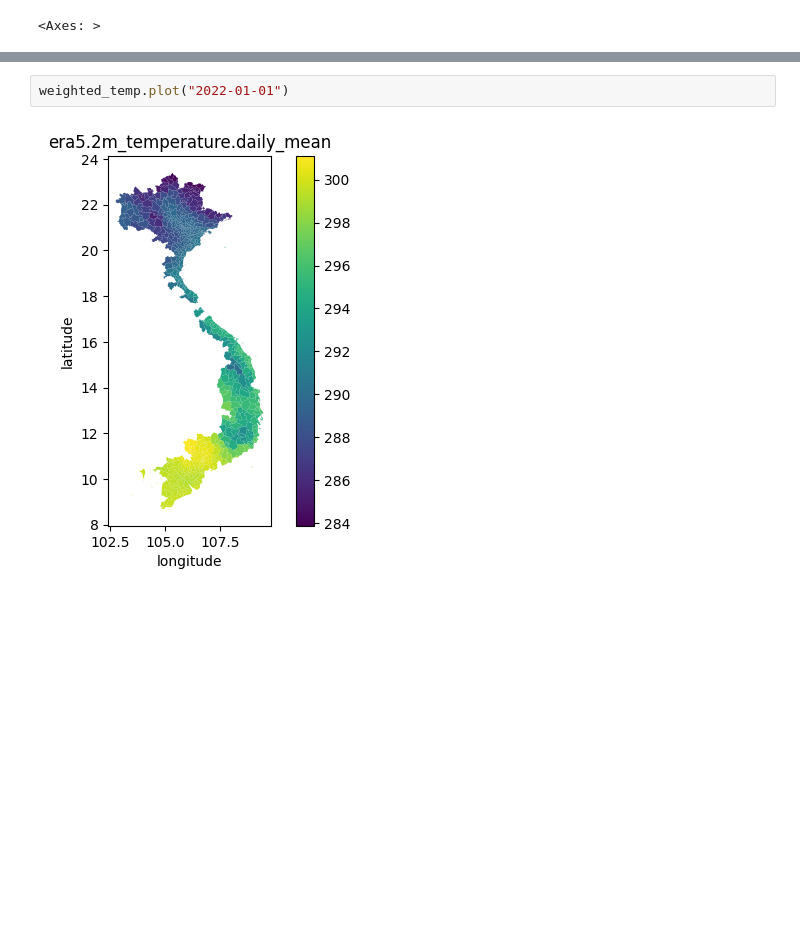
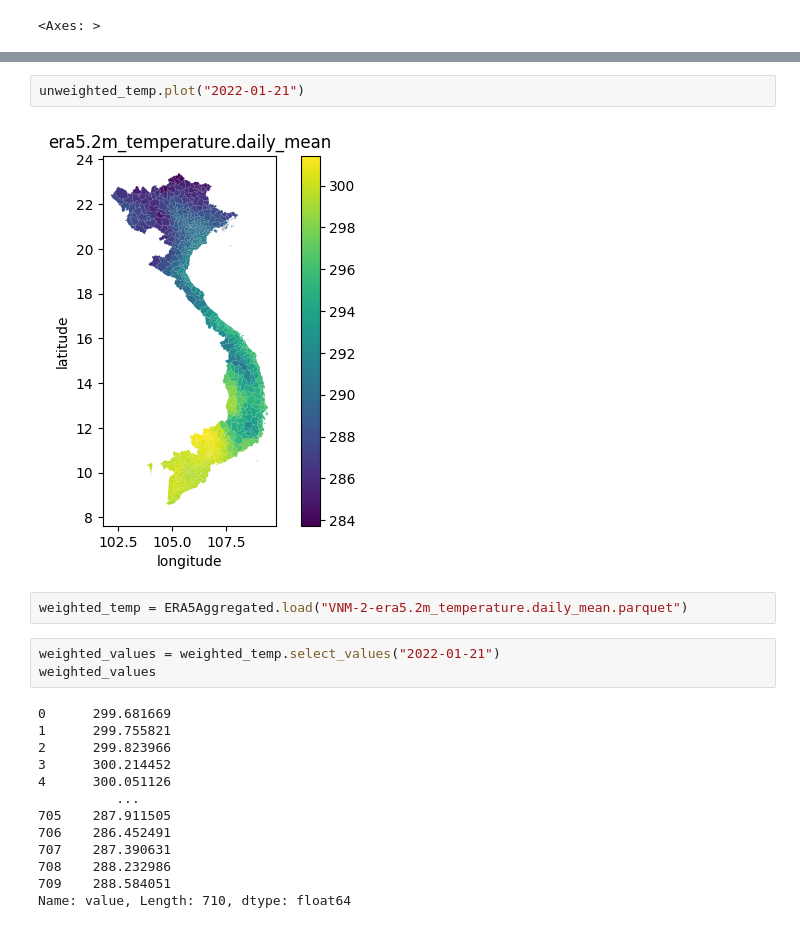
Before and after one commit to kraemer-lab/geoglue, a Jupyter notebook: notebooks/xarray_exactextract.ipynb, the cells around one changed output, grey strips where cells are left out. Drawn from its saved outputs; the diff is of its cells as text; blank space fills up the shorter version.

```diff
--- a/notebooks/xarray_exactextract.ipynb
+++ b/notebooks/xarray_exactextract.ipynb
@@ -34,5 +46,23 @@ weighted_temp = era5.zonal_daily("2m_temperature")
+# %%
+unweighted_temp.plot("2022-01-21")
+# %% [output]
+[figure, added]
+# %%
+weighted_temp = ERA5Aggregated.load("VNM-2-era5.2m_temperature.daily_mean.parquet")
 # %%
-weighted_temp.plot("2022-01-01")
+weighted_values = weighted_temp.select_values("2022-01-21")
+weighted_values
 # %% [output]
-[figure, removed]
+0      299.681669
+1      299.755821
+2      299.823966
+3      300.214452
+4      300.051126
+          ...
+705    287.911505
+706    286.452491
+707    287.390631
+708    288.232986
+709    288.584051
+Name: value, Length: 710, dtype: float64
 # %%
```
Also changed, not shown: parts of 10 cells of this notebook, 2 other files.
